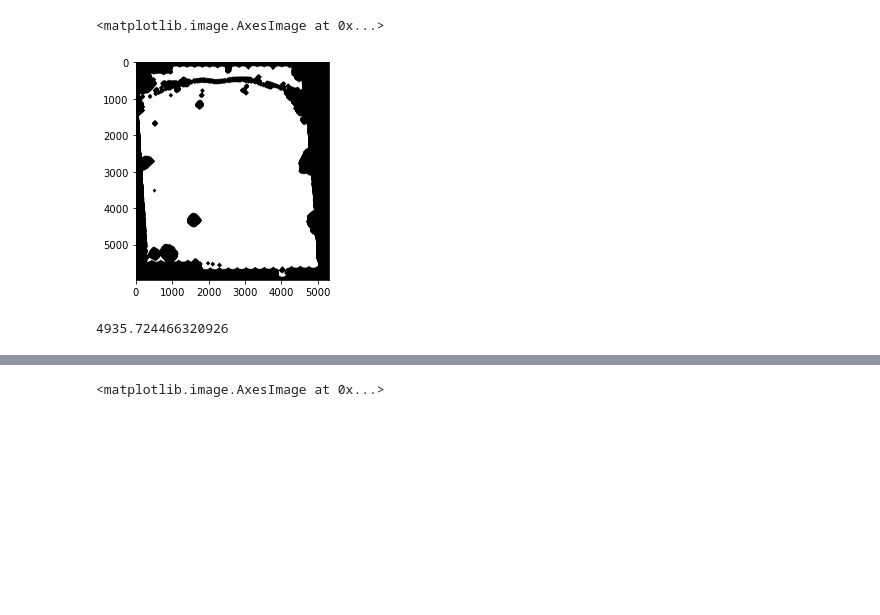
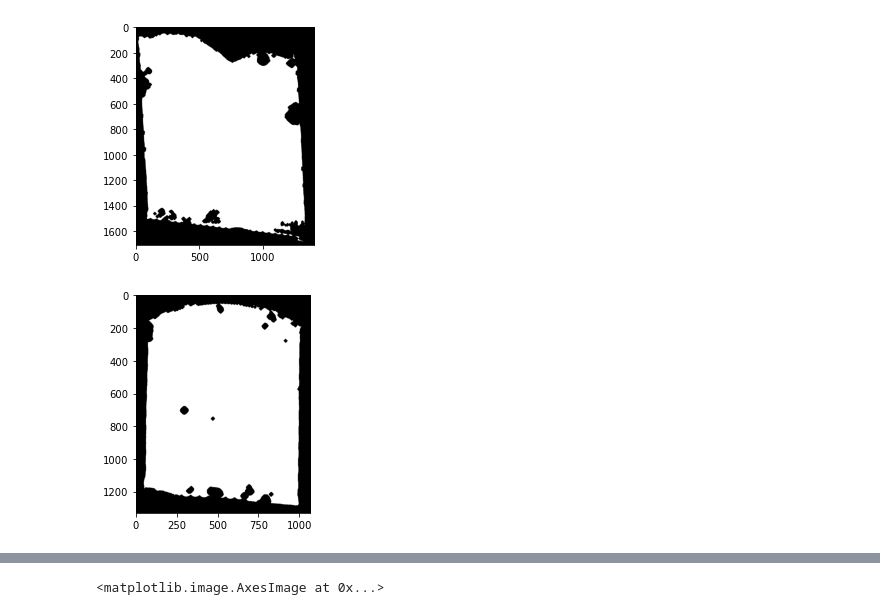
Before and after one commit to jojoelfe/deco_lace_template_matching_manuscript, a Jupyter notebook: content/code/smart_tophat_assm.ipynb, the cells around one changed output, grey strips where cells are left out. Saved outputs shown, nothing was run; the diff lists cells and outputs as text; code cells hidden in the pictures; blank space fills up the shorter version.

```diff
--- a/content/code/smart_tophat_assm.ipynb
+++ b/content/code/smart_tophat_assm.ipynb
@@ -6,6 +6,7 @@ import glob
 import scipy.ndimage as nd
 from scipy.ndimage import grey_opening, binary_dilation, median_filter
 from skimage.util import img_as_uint
+from skimage.transform import rescale, resize
 
 def fill(data, invalid=None):
     """
@@ -28,3 +29,31 @@ def fill(data, invalid=None):
 
     ind = nd.distance_transform_edt(invalid, return_distances=False, return_indices=True)
     return data[tuple(ind)]
+
+
+def smart_tophat(image_fn, image_output_suffix="_tophat", mask_median_filter=10, mask_bright_threshold=12000, mask_dark_threshold=2000, mask_dilate_bright=10, mask_dilate_dark=10, tophat_size=10,tophat_gaussian=20,bin=5):
+    image = imread(image_fn)
+    # Shrink image by binning
+    image = resize(image, (image.shape[0] // bin, image.shape[1] // bin),
+                       anti_aliasing=True)
+    image=np.int32(image*65000)
+    image_filter = median_filter(image,mask_median_filter)
+    bright_mask = image_filter > mask_bright_threshold
+    bright_mask = binary_dilation(bright_mask, iterations=mask_dilate_bright)
+    dark_mask = image_filter < mask_dark_threshold
+    dark_mask = binary_dilation(dark_mask, iterations=mask_dilate_dark)
+
+
+    mask = np.invert(bright_mask | dark_mask)
+    plt.imshow(mask,cmap='gray')
+    #masked_image = image * mask
+    masked_image = fill(image,np.invert(mask))
+    #imsave(f'/scratch/bern/elferich/deco_lace_manuscript_processing/refined_assembly_it2/{image_fn[-27:-4]}_masked_da2100_bri10000_dilbri50_dilda30.tif',masked_image)
+    #continue
+    opened_image = grey_opening(masked_image, size=tophat_size)
+    corr_image = (image) -nd.gaussian_filter(opened_image,tophat_gaussian)
+    #corr_image[corr_image < -500 ] = -500
+    #corr_image[corr_image > 5000.0] = 5000.0
+    #corr_image *= 10
+    corr_image = img_as_uint(corr_image+10000)
+    imsave(f'{image_fn[:-4]}{image_output_suffix}.tif',corr_image)
@@ -55,9 +60,9 @@ for image_fn in images:
-# %%
-plt.imshow(mask,cmap='gray')
-# %% [output]
-<matplotlib.image.AxesImage at 0x...>
-[figure, removed]
-# %%
-np.mean(image[mask])
-# %% [output]
-4935.724466320926
+# %%
+images = glob.glob('/scratch/bern/elferich/deco_lace_manuscript_processing/refined_assembly_it2/???_lamella?_montage_t2.tif')
+smart_tophat(images[0])
+# %% [output]
+[figure, added]
+# %%
+smart_tophat(images[1])
+# %% [output]
+[figure, added]
```
Also changed, not shown: parts of 6 cells of this notebook, 18 other files.
